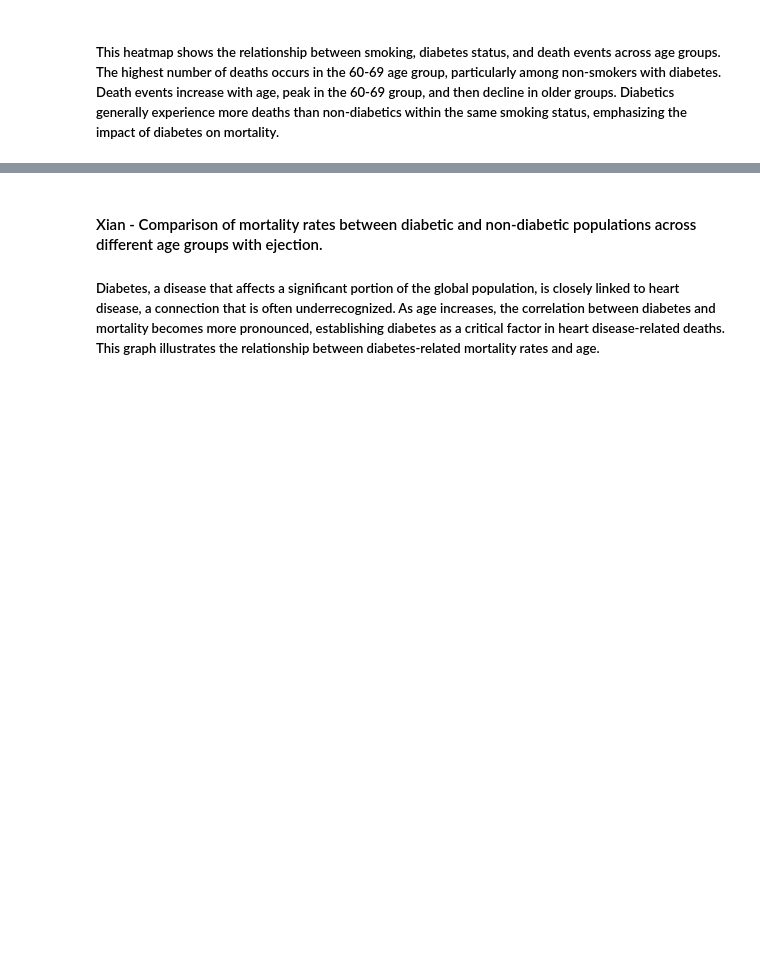
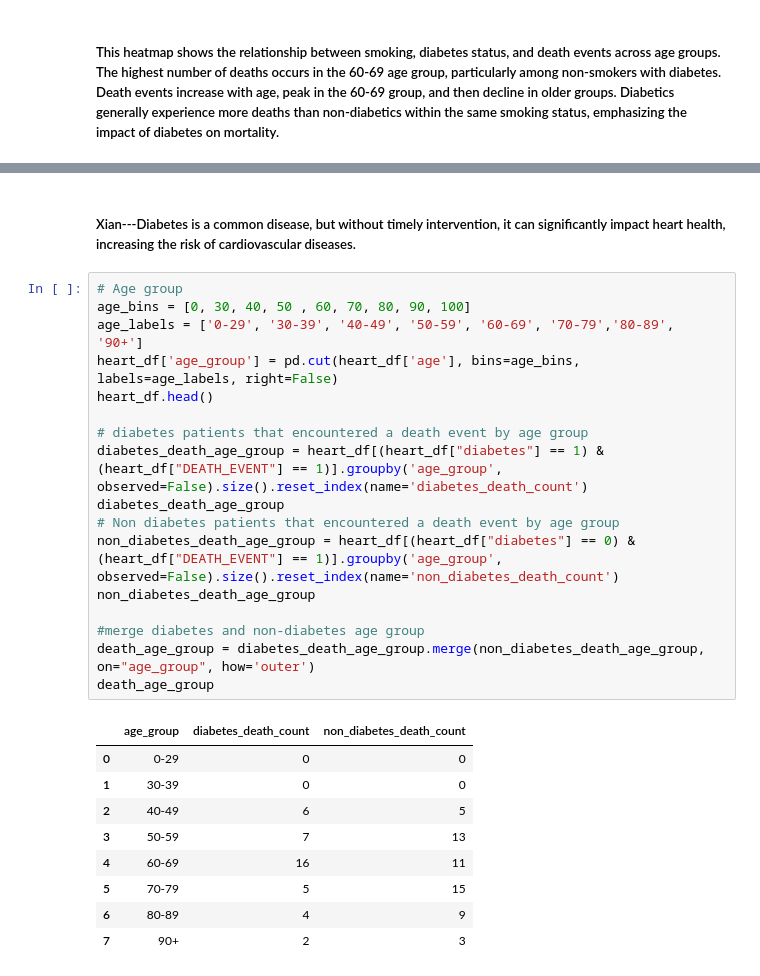
Before and after one commit to faiyted/Project-Cardiac-Disease, a Jupyter notebook: Group-Project.ipynb, the cells around one changed output, grey strips where cells are left out. Drawn from its saved outputs; the diff is of its cells as text; blank space fills up the shorter version.

Commit message:
xian_final

```diff
--- a/Group-Project.ipynb
+++ b/Group-Project.ipynb
@@ -740,6 +740,32 @@ plt.ylabel('Age Group')
 plt.show()
 # %% [output]
 [figure]
-# %% [markdown]
-#### Xian - Comparison of mortality rates between diabetic and non-diabetic populations across different age groups with ejection.
-##### Diabetes, a disease that affects a significant portion of the global population, is closely linked to heart disease, a connection that is often underrecognized. As age increases, the correlation between diabetes and mortality becomes more pronounced, establishing diabetes as a critical factor in heart disease-related deaths. This graph illustrates the relationship between diabetes-related mortality rates and age.
+# %% [markdown]
+##### Xian---Diabetes is a common disease, but without timely intervention, it can significantly impact heart health, increasing the risk of cardiovascular diseases.
+# %%
+# Age group
+age_bins = [0, 30, 40, 50 , 60, 70, 80, 90, 100]
+age_labels = ['0-29', '30-39', '40-49', '50-59', '60-69', '70-79','80-89', '90+']
+heart_df['age_group'] = pd.cut(heart_df['age'], bins=age_bins, labels=age_labels, right=False)
+heart_df.head()
+
+# diabetes patients that encountered a death event by age group
+diabetes_death_age_group = heart_df[(heart_df["diabetes"] == 1) & (heart_df["DEATH_EVENT"] == 1)].groupby('age_group', observed=False).size().reset_index(name='diabetes_death_count')
+diabetes_death_age_group
+# Non diabetes patients that encountered a death event by age group
+non_diabetes_death_age_group = heart_df[(heart_df["diabetes"] == 0) & (heart_df["DEATH_EVENT"] == 1)].groupby('age_group', observed=False).size().reset_index(name='non_diabetes_death_count')
+non_diabetes_death_age_group
+
+#merge diabetes and non-diabetes age group
+death_age_group = diabetes_death_age_group.merge(non_diabetes_death_age_group, on="age_group", how='outer')
+death_age_group
+# %% [output]
+|  | age_group | diabetes_death_count | non_diabetes_death_count |
+| 0 | 0-29 | 0 | 0 |
+| 1 | 30-39 | 0 | 0 |
+| 2 | 40-49 | 6 | 5 |
+| 3 | 50-59 | 7 | 13 |
+| 4 | 60-69 | 16 | 11 |
+| 5 | 70-79 | 5 | 15 |
+| 6 | 80-89 | 4 | 9 |
+| 7 | 90+ | 2 | 3 |
```
Also changed, not shown: parts of 12 cells of this notebook.
